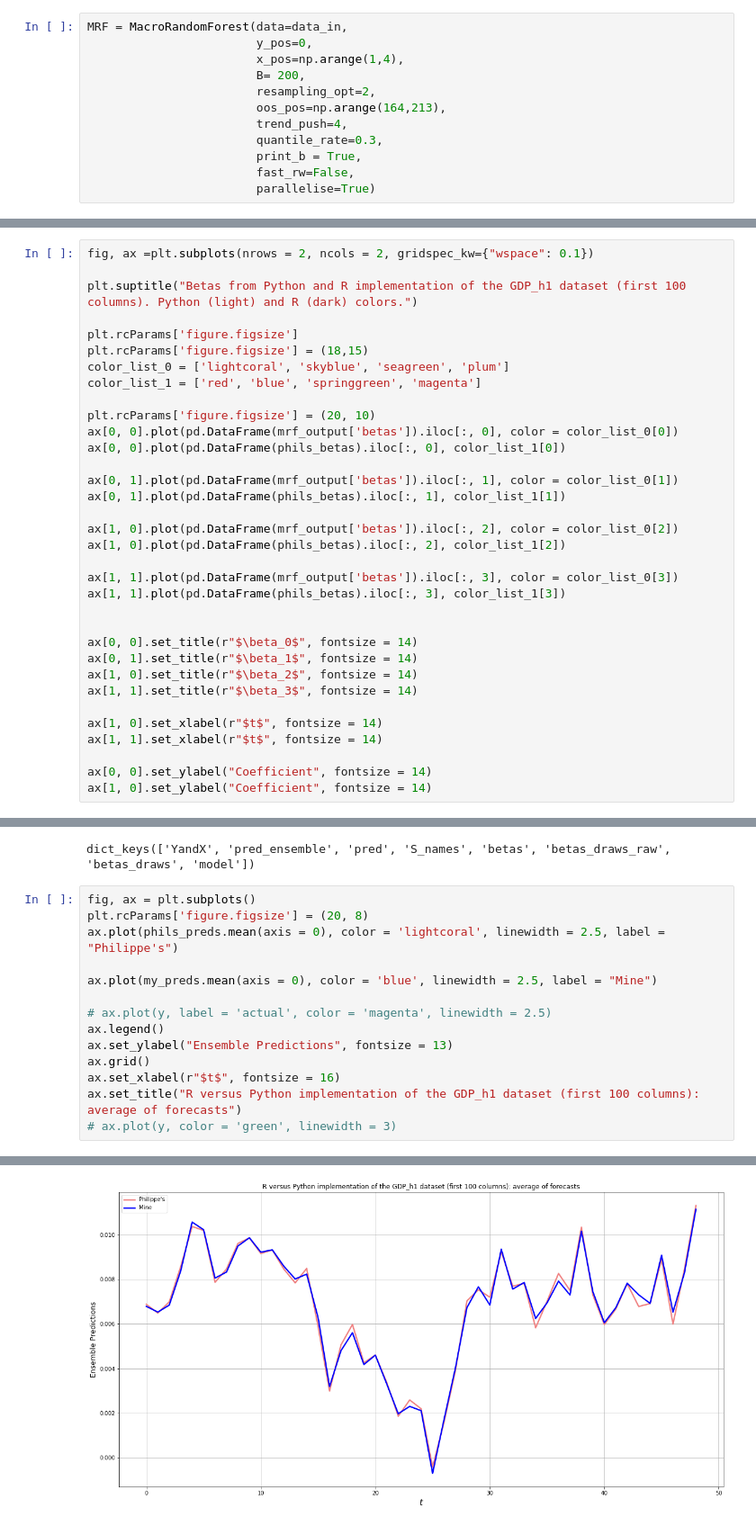
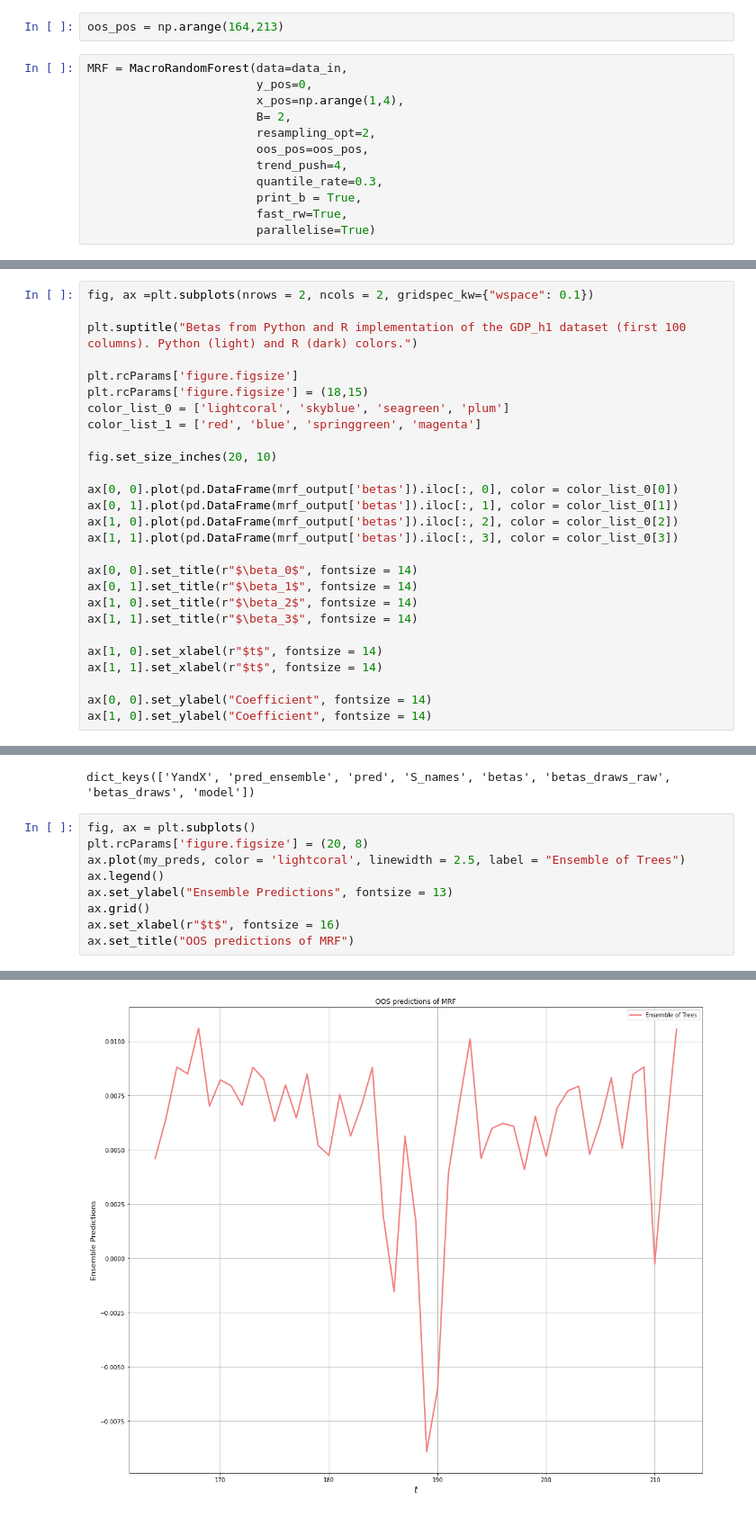
Before and after one commit to RyanLucas3/MacroRandomForest, a Jupyter notebook: Python/MRF_notebook.ipynb, the cells around one changed output, grey strips where cells are left out. Shown at 90% size. Saved outputs shown, nothing was run; the diff lists cells and outputs as text.

```diff
--- a/Python/MRF_notebook.ipynb
+++ b/Python/MRF_notebook.ipynb
@@ -6,17 +6,19 @@ from IPython.core.interactiveshell import InteractiveShell
 InteractiveShell.ast_node_interactivity = "all"
 # %%
 data_in = pd.read_csv("/Users/ryanlucas/Desktop/MacroRandomForest/Datasets/GDP_h1.csv", index_col = [0])
+# %%
+oos_pos = np.arange(164,213)
 # %%
 MRF = MacroRandomForest(data=data_in,
                         y_pos=0,
                         x_pos=np.arange(1,4),
-                        B= 200,
+                        B= 2,
                         resampling_opt=2,
-                        oos_pos=np.arange(164,213),
+                        oos_pos=oos_pos,
                         trend_push=4,
                         quantile_rate=0.3,
                         print_b = True,
-                        fast_rw=False,
+                        fast_rw=True,
                         parallelise=True)
 # %%
 mrf_output = MRF._ensemble_loop()
@@ -66,19 +74,12 @@ plt.rcParams['figure.figsize'] = (18,15)
 color_list_0 = ['lightcoral', 'skyblue', 'seagreen', 'plum']
 color_list_1 = ['red', 'blue', 'springgreen', 'magenta']
 
-plt.rcParams['figure.figsize'] = (20, 10)
+fig.set_size_inches(20, 10)
+
 ax[0, 0].plot(pd.DataFrame(mrf_output['betas']).iloc[:, 0], color = color_list_0[0])
-ax[0, 0].plot(pd.DataFrame(phils_betas).iloc[:, 0], color_list_1[0])
-
 ax[0, 1].plot(pd.DataFrame(mrf_output['betas']).iloc[:, 1], color = color_list_0[1])
-ax[0, 1].plot(pd.DataFrame(phils_betas).iloc[:, 1], color_list_1[1])
-
 ax[1, 0].plot(pd.DataFrame(mrf_output['betas']).iloc[:, 2], color = color_list_0[2])
-ax[1, 0].plot(pd.DataFrame(phils_betas).iloc[:, 2], color_list_1[2])
-
 ax[1, 1].plot(pd.DataFrame(mrf_output['betas']).iloc[:, 3], color = color_list_0[3])
-ax[1, 1].plot(pd.DataFrame(phils_betas).iloc[:, 3], color_list_1[3])
-
 
 ax[0, 0].set_title(r"$\beta_0$", fontsize = 14)
 ax[0, 1].set_title(r"$\beta_1$", fontsize = 14)
@@ -111,16 +112,11 @@ dict_keys(['YandX', 'pred_ensemble', 'pred', 'S_names', 'betas', 'betas_draws_ra
 # %%
 fig, ax = plt.subplots()
 plt.rcParams['figure.figsize'] = (20, 8)
-ax.plot(phils_preds.mean(axis = 0), color = 'lightcoral', linewidth = 2.5, label = "Philippe's")
-
-ax.plot(my_preds.mean(axis = 0), color = 'blue', linewidth = 2.5, label = "Mine")
-
-# ax.plot(y, label = 'actual', color = 'magenta', linewidth = 2.5)
+ax.plot(my_preds, color = 'lightcoral', linewidth = 2.5, label = "Ensemble of Trees")
 ax.legend()
 ax.set_ylabel("Ensemble Predictions", fontsize = 13)
 ax.grid()
 ax.set_xlabel(r"$t$", fontsize = 16)
-ax.set_title("R versus Python implementation of the GDP_h1 dataset (first 100 columns): average of forecasts")
-# ax.plot(y, color = 'green', linewidth = 3)
+ax.set_title("OOS predictions of MRF")
 # %% [output]
 [<matplotlib.lines.Line2D at 0x...>]
@@ -132 +127 @@ Text(0.5, 1.0, 'R versus Python implementation of the GDP_h1 dataset (first 100
-[figure, old version]
+[figure, new version]
```
Also changed, not shown: parts of 14 cells of this notebook, 3 other files.
